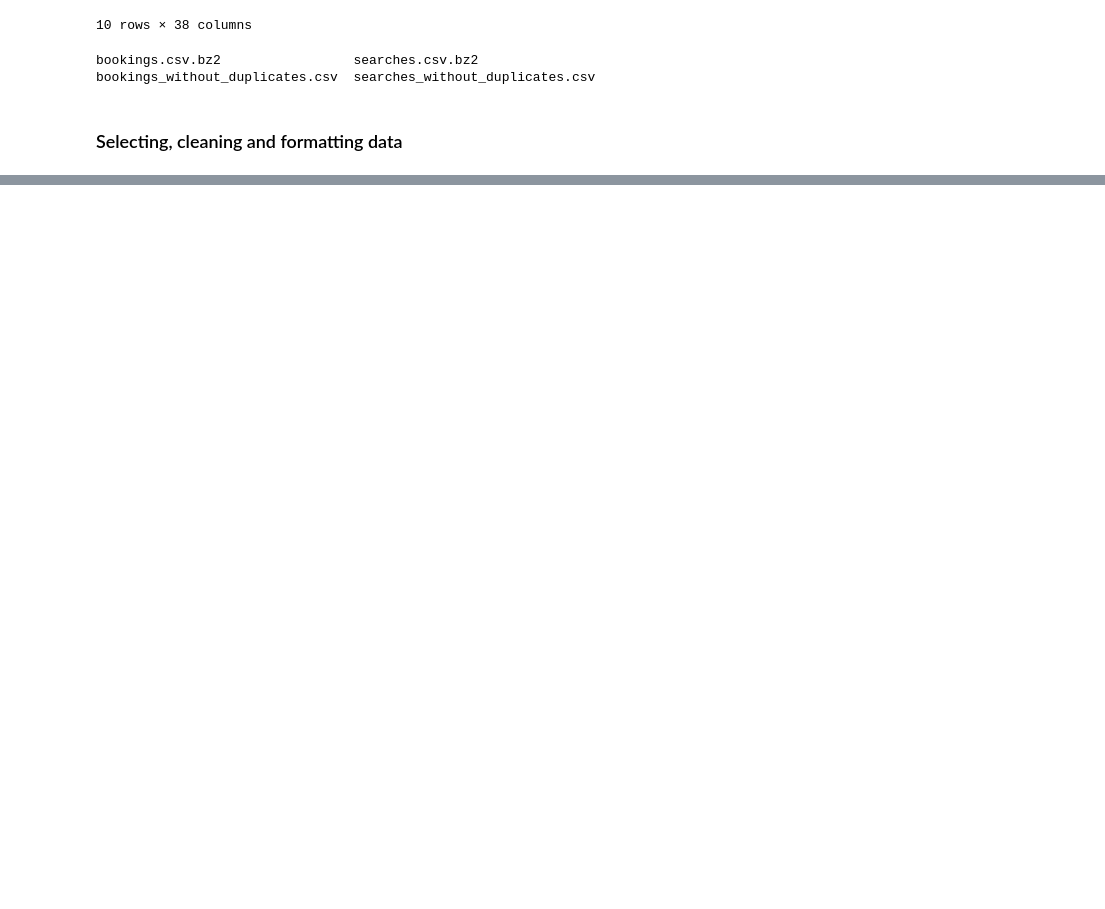
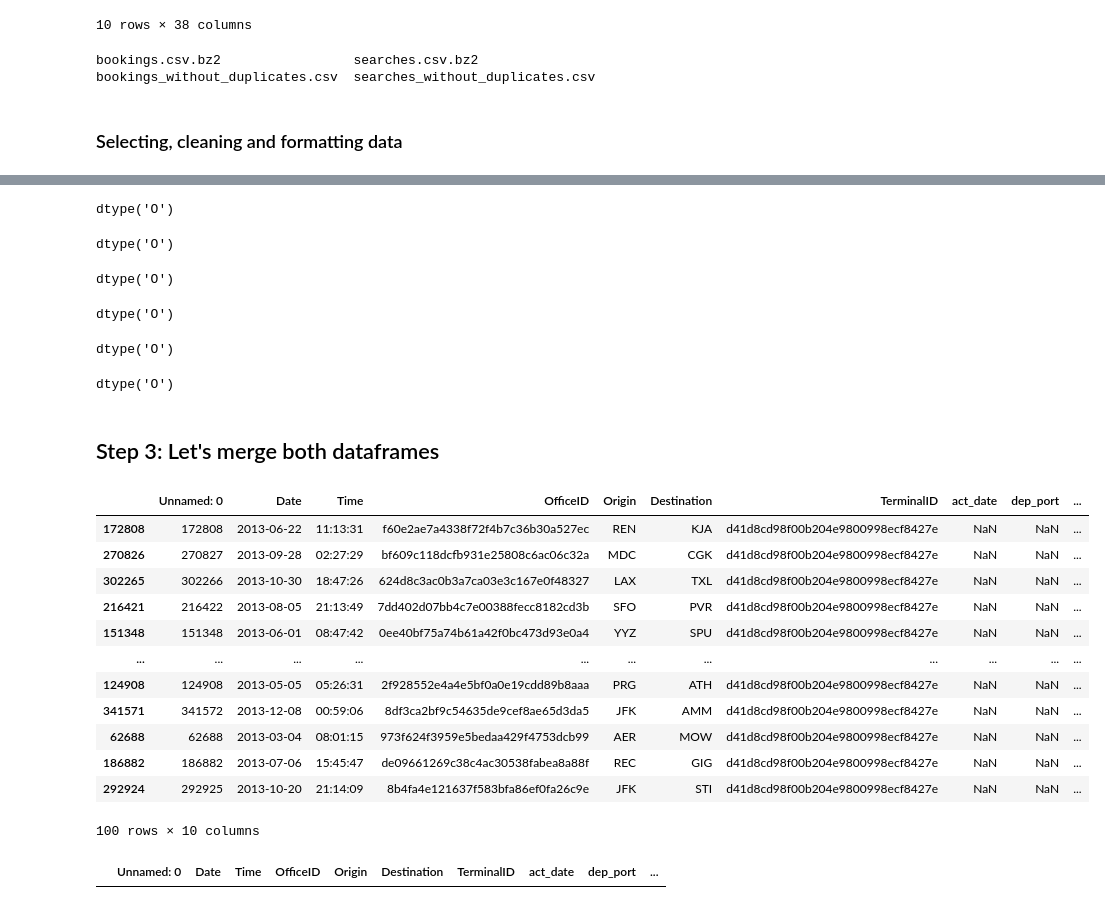
Before and after one commit to Laurajmoreno/DS_Challenge, a Jupyter notebook: Exercise 4 - Searches with bookings match.ipynb, the cells around one changed output, grey strips where cells are left out. Cells and saved outputs as stored; diff of their text form; code cells hidden in the pictures; blank space fills up the shorter version.

```diff
--- a/Exercise 4 - Searches with bookings match.ipynb
+++ b/Exercise 4 - Searches with bookings match.ipynb
@@ -197,15 +197,17 @@ bookings_without_duplicates.csv  searches_without_duplicates.csv
 chksize = 100000
 # %%
 %%time
-bookings = pd.read_csv('/home/dsc/Data/challenge/bookings_without_duplicates.csv',sep='^', iterator=True, chunksize=chksize)
-all_chunks= pd.DataFrame()
+reader = pd.read_csv('/home/dsc/Data/challenge/bookings_without_duplicates.csv',sep='^', iterator=True, chunksize=chksize)
+bookings = pd.DataFrame()
 chunk_counter=0
 
-for df in bookings:
+for df in reader:
     df.columns = df.columns.str.strip()
-    df = df[['act_date','dep_port','arr_port','brd_time','off_time']]
+    df = df[['act_date','dep_port','arr_port']]
+    df['act_date']= df['act_date'].str[:10]
     df['dep_port']= df['dep_port'].str.strip().str.upper()
     df['dep_port']= df['dep_port'].str.strip().str.upper()
+    bookings = bookings.append(df)
     chunk_counter+=1
     print(chunk_counter)
 # %% [output]
@@ -224,0 +251,14 @@ Wall time: 9.51 s
+# %%
+%%time
+reader = pd.read_csv('/home/dsc/Data/challenge/searches_without_duplicates.csv',sep='^', iterator=True, chunksize=chksize)
+searches = pd.DataFrame()
+chunk_counter=0
+
+for df in reader:
+    df.columns = df.columns.str.strip()
+    df['Date'] = df['Date'].astype(str)
+    df['Origin']= df['Origin'].str.strip().str.upper()
+    df['Destination']= df['Destination'].str.strip().str.upper()
+    searches = searches.append(df)
+    chunk_counter+=1
+    print(chunk_counter)
@@ -224,0 +288,48 @@ Wall time: 9.51 s
+# %%
+searches['Date'].dtype
+# %% [output]
+dtype('O')
+# %%
+bookings['act_date'].dtype
+# %% [output]
+dtype('O')
+# %%
+searches['Origin'].dtype
+# %% [output]
+dtype('O')
+# %%
+bookings['dep_port'].dtype
+# %% [output]
+dtype('O')
+# %%
+searches['Destination'].dtype
+# %% [output]
+dtype('O')
+# %%
+bookings['arr_port'].dtype
+# %% [output]
+dtype('O')
+# %% [markdown]
+## Step 3: Let's merge both dataframes
+# %%
+searches_and_bookings = searches.merge(bookings,how='left', left_on=['Date','Origin','Destination'], right_on=['act_date','dep_port','arr_port'])
+# %%
+searches_and_bookings.sample(100)
+# %% [output]
+|  | Unnamed: 0 | Date | Time | OfficeID | Origin | Destination | TerminalID | act_date | dep_port | ... |
+| 172808 | 172808 | 2013-06-22 | 11:13:31 | f60e2ae7a4338f72f4b7c36b30a527ec | REN | KJA | d41d8cd98f00b204e9800998ecf8427e | NaN | NaN | ... |
+| 270826 | 270827 | 2013-09-28 | 02:27:29 | bf609c118dcfb931e25808c6ac06c32a | MDC | CGK | d41d8cd98f00b204e9800998ecf8427e | NaN | NaN | ... |
+| 302265 | 302266 | 2013-10-30 | 18:47:26 | 624d8c3ac0b3a7ca03e3c167e0f48327 | LAX | TXL | d41d8cd98f00b204e9800998ecf8427e | NaN | NaN | ... |
+| 216421 | 216422 | 2013-08-05 | 21:13:49 | 7dd402d07bb4c7e00388fecc8182cd3b | SFO | PVR | d41d8cd98f00b204e9800998ecf8427e | NaN | NaN | ... |
+| 151348 | 151348 | 2013-06-01 | 08:47:42 | 0ee40bf75a74b61a42f0bc473d93e0a4 | YYZ | SPU | d41d8cd98f00b204e9800998ecf8427e | NaN | NaN | ... |
+| ... | ... | ... | ... | ... | ... | ... | ... | ... | ... | ... |
+| 124908 | 124908 | 2013-05-05 | 05:26:31 | 2f928552e4a4e5bf0a0e19cdd89b8aaa | PRG | ATH | d41d8cd98f00b204e9800998ecf8427e | NaN | NaN | ... |
+| 341571 | 341572 | 2013-12-08 | 00:59:06 | 8df3ca2bf9c54635de9cef8ae65d3da5 | JFK | AMM | d41d8cd98f00b204e9800998ecf8427e | NaN | NaN | ... |
+| 62688 | 62688 | 2013-03-04 | 08:01:15 | 973f624f3959e5bedaa429f4753dcb99 | AER | MOW | d41d8cd98f00b204e9800998ecf8427e | NaN | NaN | ... |
+| 186882 | 186882 | 2013-07-06 | 15:45:47 | de09661269c38c4ac30538fabea8a88f | REC | GIG | d41d8cd98f00b204e9800998ecf8427e | NaN | NaN | ... |
+| 292924 | 292925 | 2013-10-20 | 21:14:09 | 8b4fa4e121637f583bfa86ef0fa26c9e | JFK | STI | d41d8cd98f00b204e9800998ecf8427e | NaN | NaN | ... |
+100 rows × 10 columns
+# %%
+searches_and_bookings.dropna(subset=['act_date', 'dep_port', 'arr_port'], how='all')
+# %% [output]
+|  | Unnamed: 0 | Date | Time | OfficeID | Origin | Destination | TerminalID | act_date | dep_port | ... |
```
Also changed, not shown: parts of 11 cells of this notebook.
